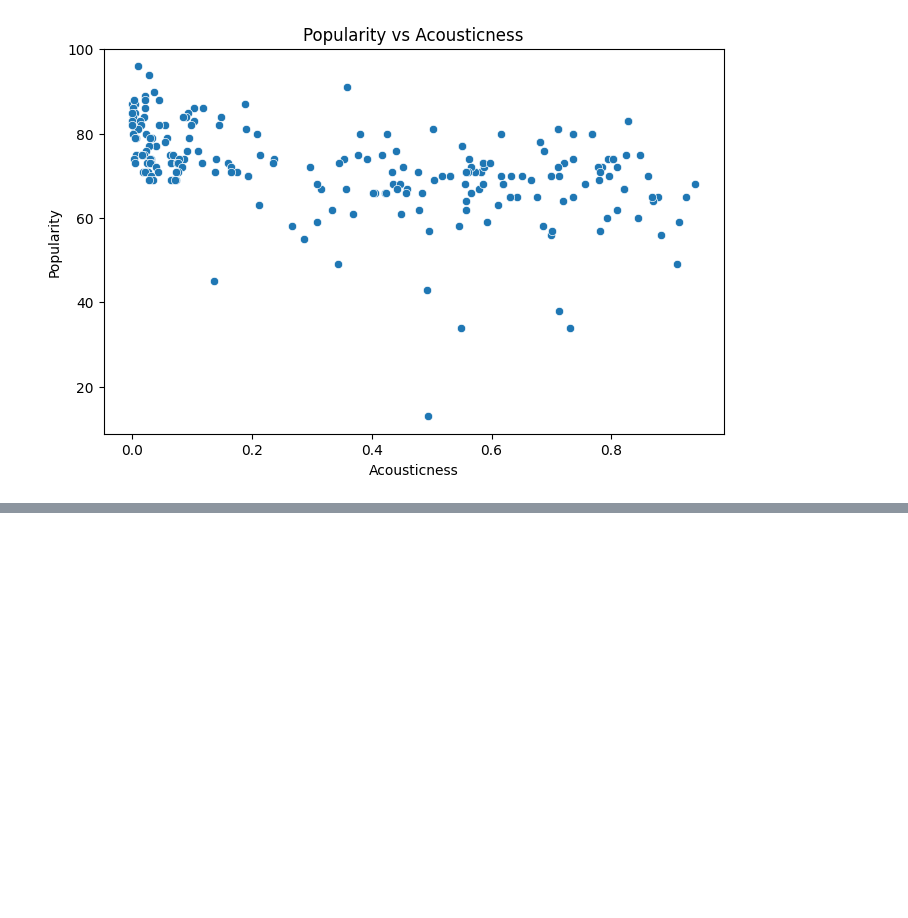
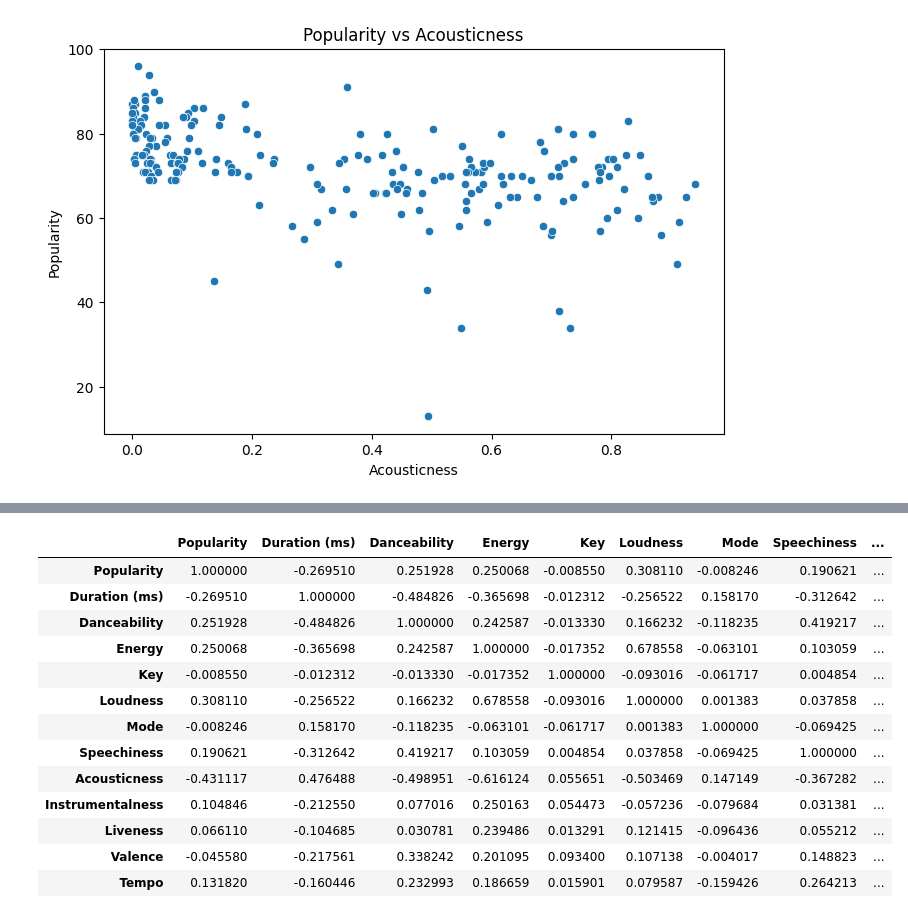
Before and after one commit to LukeOpany/music_popularity, a Jupyter notebook: music.ipynb, the cells around one changed output, grey strips where cells are left out. Cells and saved outputs as stored; diff of their text form; code cells hidden in the pictures; blank space fills up the shorter version.

```diff
--- a/music.ipynb
+++ b/music.ipynb
@@ -122,0 +146,18 @@ for feature in features:
+# %%
+num = df.select_dtypes(include=['float64', 'int64']).corr()
+num
+# %% [output]
+|  | Popularity | Duration (ms) | Danceability | Energy | Key | Loudness | Mode | Speechiness | ... |
+| Popularity | 1.000000 | -0.269510 | 0.251928 | 0.250068 | -0.008550 | 0.308110 | -0.008246 | 0.190621 | ... |
+| Duration (ms) | -0.269510 | 1.000000 | -0.484826 | -0.365698 | -0.012312 | -0.256522 | 0.158170 | -0.312642 | ... |
+| Danceability | 0.251928 | -0.484826 | 1.000000 | 0.242587 | -0.013330 | 0.166232 | -0.118235 | 0.419217 | ... |
+| Energy | 0.250068 | -0.365698 | 0.242587 | 1.000000 | -0.017352 | 0.678558 | -0.063101 | 0.103059 | ... |
+| Key | -0.008550 | -0.012312 | -0.013330 | -0.017352 | 1.000000 | -0.093016 | -0.061717 | 0.004854 | ... |
+| Loudness | 0.308110 | -0.256522 | 0.166232 | 0.678558 | -0.093016 | 1.000000 | 0.001383 | 0.037858 | ... |
+| Mode | -0.008246 | 0.158170 | -0.118235 | -0.063101 | -0.061717 | 0.001383 | 1.000000 | -0.069425 | ... |
+| Speechiness | 0.190621 | -0.312642 | 0.419217 | 0.103059 | 0.004854 | 0.037858 | -0.069425 | 1.000000 | ... |
+| Acousticness | -0.431117 | 0.476488 | -0.498951 | -0.616124 | 0.055651 | -0.503469 | 0.147149 | -0.367282 | ... |
+| Instrumentalness | 0.104846 | -0.212550 | 0.077016 | 0.250163 | 0.054473 | -0.057236 | -0.079684 | 0.031381 | ... |
+| Liveness | 0.066110 | -0.104685 | 0.030781 | 0.239486 | 0.013291 | 0.121415 | -0.096436 | 0.055212 | ... |
+| Valence | -0.045580 | -0.217561 | 0.338242 | 0.201095 | 0.093400 | 0.107138 | -0.004017 | 0.148823 | ... |
+| Tempo | 0.131820 | -0.160446 | 0.232993 | 0.186659 | 0.015901 | 0.079587 | -0.159426 | 0.264213 | ... |
```
Also changed, not shown: parts of 5 cells of this notebook.
